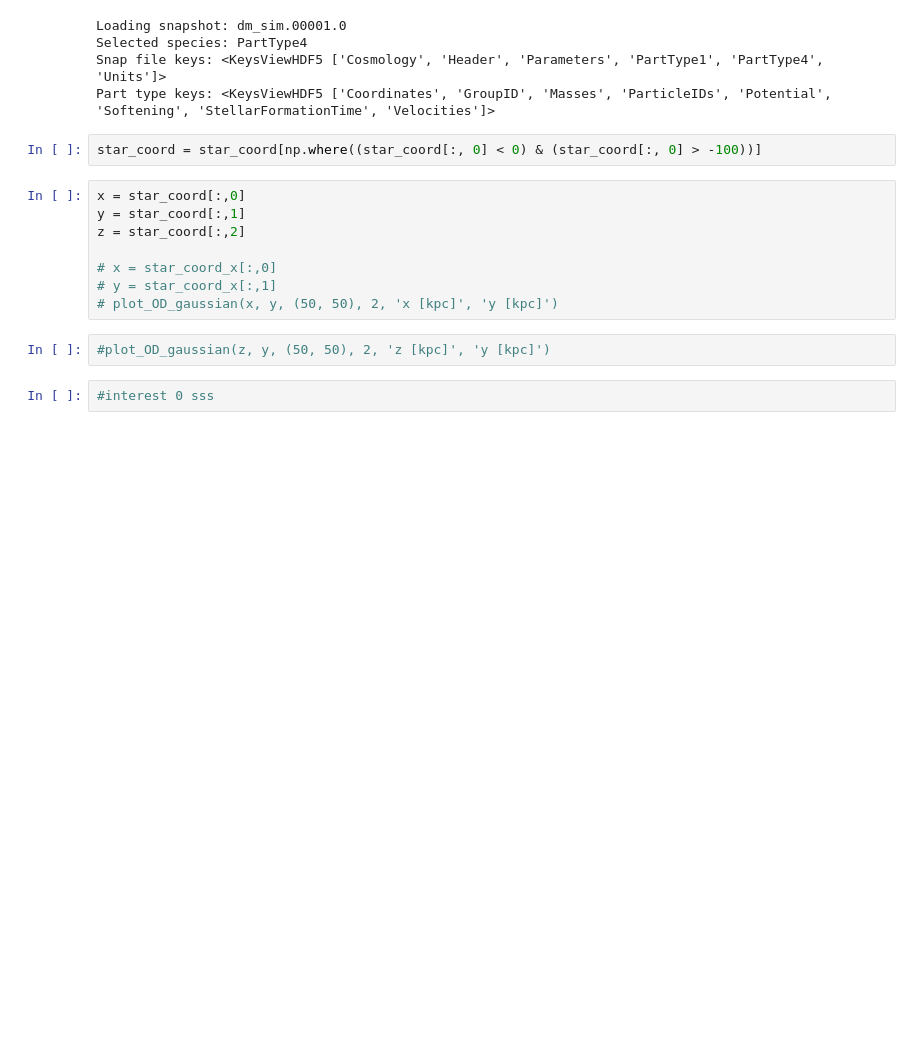
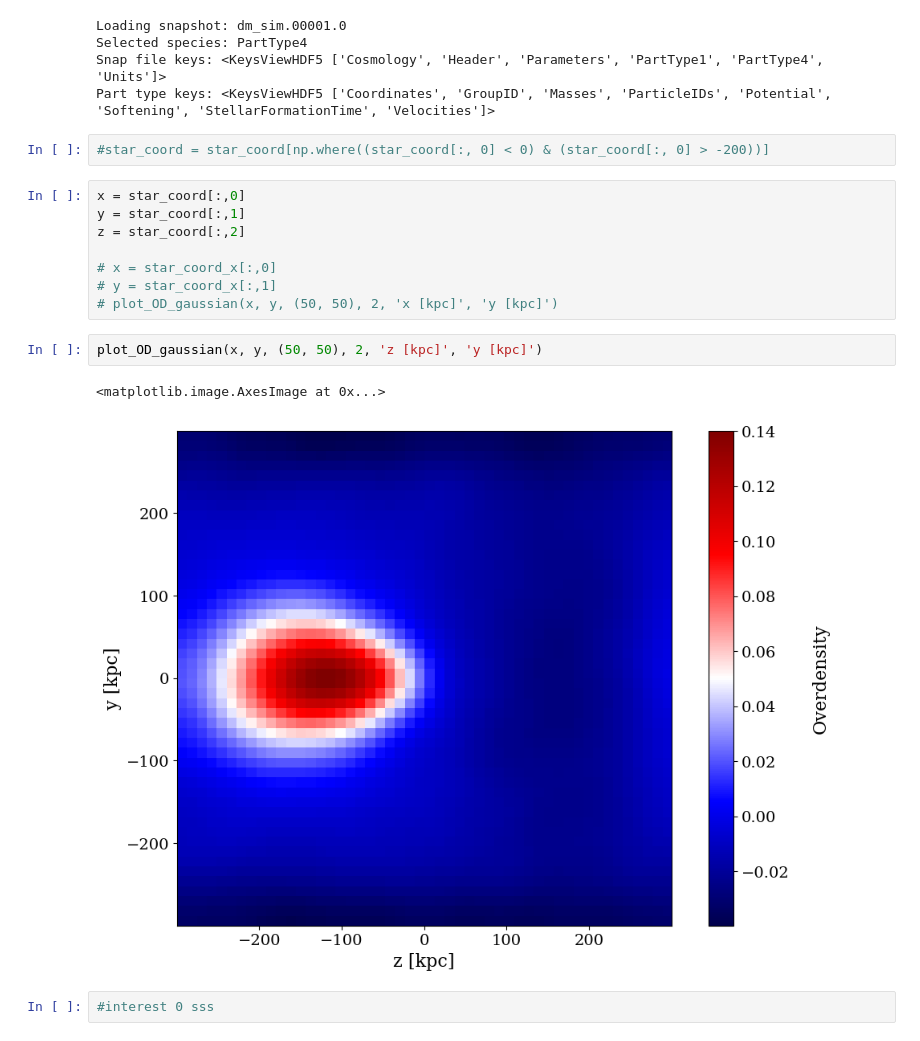
Before and after one commit to TheArchAstronomer/My_thesis, a Jupyter notebook: Hernquist_profile.ipynb, the cells around one changed output. Drawn from its saved outputs; the diff is of its cells as text; blank space fills up the shorter version.

```diff
--- a/Hernquist_profile.ipynb
+++ b/Hernquist_profile.ipynb
@@ -71,7 +71,7 @@ Selected species: PartType4
 Snap file keys: <KeysViewHDF5 ['Cosmology', 'Header', 'Parameters', 'PartType1', 'PartType4', 'Units']>
 Part type keys: <KeysViewHDF5 ['Coordinates', 'GroupID', 'Masses', 'ParticleIDs', 'Potential', 'Softening', 'StellarFormationTime', 'Velocities']>
 # %%
-star_coord = star_coord[np.where((star_coord[:, 0] < 0) & (star_coord[:, 0] > -100))]
+#star_coord = star_coord[np.where((star_coord[:, 0] < 0) & (star_coord[:, 0] > -200))]
 # %%
 x = star_coord[:,0]
 y = star_coord[:,1]
@@ -81,7 +81,10 @@ z = star_coord[:,2]
 # y = star_coord_x[:,1]
 # plot_OD_gaussian(x, y, (50, 50), 2, 'x [kpc]', 'y [kpc]')
 # %%
-#plot_OD_gaussian(z, y, (50, 50), 2, 'z [kpc]', 'y [kpc]')
+plot_OD_gaussian(x, y, (50, 50), 2, 'z [kpc]', 'y [kpc]')
+# %% [output]
+<matplotlib.image.AxesImage at 0x...>
+[figure, added]
 # %%
 #interest 0 sss
 # %%
```
Also changed, not shown: parts of 3 cells of this notebook, 2 other files.
